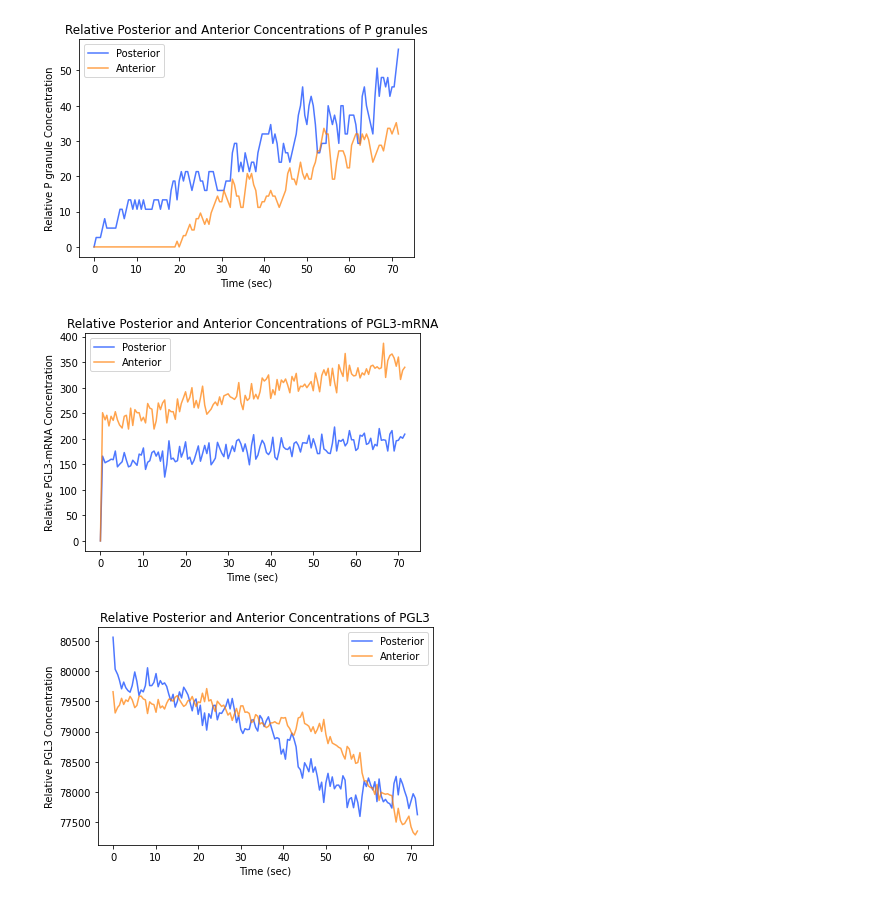
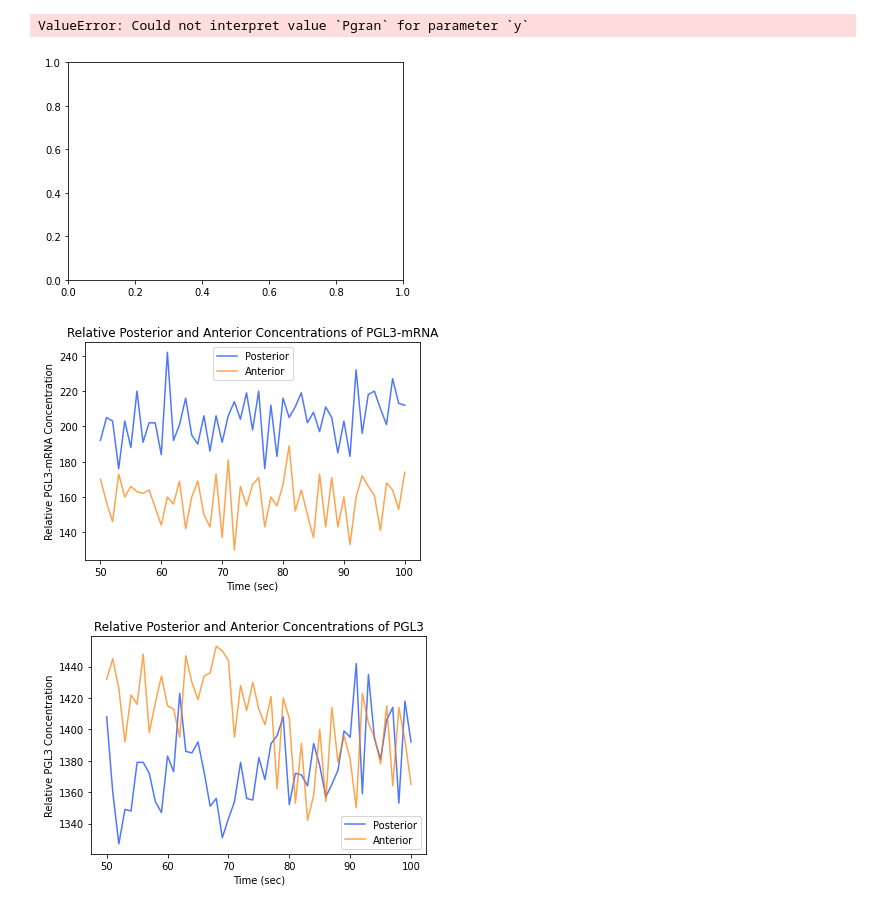
Before and after one commit to toby-clark4/Mini-Project, a Jupyter notebook: analysis.ipynb, the cells around one changed output. Drawn from its saved outputs; the diff is of its cells as text; code cells hidden in the pictures.

```diff
--- a/analysis.ipynb
+++ b/analysis.ipynb
@@ -4,8 +4,8 @@ import numpy as np
 import matplotlib.pyplot as plt
 import seaborn as sns
 # %%
-anterior = pd.read_csv('Pgran/anterior.csv')
-posterior = pd.read_csv('Pgran/posterior.csv')
+anterior = pd.read_csv('WithComp/anterior.csv')
+posterior = pd.read_csv('WithComp/posterior.csv')
 
 anterior['MEG3_fast'] = anterior['MEG3']+anterior['MEG3p']
 posterior['MEG3_fast'] = posterior['MEG3']+posterior['MEG3p']
@@ -14,23 +14,26 @@ anterior['scaled_PGL3-mRNA'] = anterior['PGL3-mRNA']/0.625
 posterior['scaled_PGL3-mRNA'] = posterior['PGL3-mRNA']/0.375
 anterior['scaled_PGL3'] = anterior['PGL3']/0.625
 posterior['scaled_PGL3'] = posterior['PGL3']/0.375
+anterior['scaled_MEG3p'] = anterior['MEG3p']/0.625
+posterior['scaled_MEG3p'] = posterior['MEG3p']/0.375
 anterior['scaled_MEG3_fast'] = anterior['MEG3_fast']/0.625
 posterior['scaled_MEG3_fast'] = posterior['MEG3_fast']/0.375
 anterior['scaled_MEG3-mRNA'] = anterior['MEG3-mRNA']/0.625
 posterior['scaled_MEG3-mRNA'] = posterior['MEG3-mRNA']/0.375
-anterior['scaled_Pgran'] = anterior['Pgran']/0.625
-posterior['scaled_Pgran'] = posterior['Pgran']/0.375
+#anterior['scaled_Pgran'] = anterior['Pgran']/0.625
+#posterior['scaled_Pgran'] = posterior['Pgran']/0.375
 # %%
 fig, ax = plt.subplots()
-sns.lineplot(data=posterior, ax=ax,x='time',y='scaled_Pgran',alpha=0.7,label='Posterior')
-sns.lineplot(data=anterior, ax=ax, x='time',y='scaled_Pgran',alpha=0.7,label='Anterior')
+sns.lineplot(data=posterior, ax=ax,x='time',y='Pgran',alpha=0.7,label='Posterior')
+sns.lineplot(data=anterior, ax=ax, x='time',y='Pgran',alpha=0.7,label='Anterior')
 ax.set_xlabel('Time (sec)')
 ax.set_ylabel('Relative P granule Concentration')
 ax.set_title('Relative Posterior and Anterior Concentrations of P granules')
 plt.legend(loc='best')
 plt.show()
 # %% [output]
+ValueError: Could not interpret value `Pgran` for parameter `y`
-[figure, old version]
+[figure, new version]
 # %%
 fig, ax = plt.subplots()
 
@@ -43,15 +46,15 @@ ax.set_title('Relative Posterior and Anterior Concentrations of PGL3-mRNA')
 plt.legend(loc='best')
 plt.show()
 # %% [output]
-[figure, old version]
+[figure, new version]
 # %%
 fig, ax = plt.subplots()
-sns.lineplot(data=posterior, ax=ax,x='time',y='scaled_PGL3',alpha=0.7,label='Posterior')
-sns.lineplot(data=anterior, ax=ax, x='time',y='scaled_PGL3',alpha=0.7,label='Anterior')
+sns.lineplot(data=posterior, ax=ax,x='time',y='PGL3',alpha=0.7,label='Posterior')
+sns.lineplot(data=anterior, ax=ax, x='time',y='PGL3',alpha=0.7,label='Anterior')
 ax.set_xlabel('Time (sec)')
 ax.set_ylabel('Relative PGL3 Concentration')
 ax.set_title('Relative Posterior and Anterior Concentrations of PGL3')
 plt.legend(loc='best')
 plt.show()
 # %% [output]
-[figure, old version]
+[figure, new version]
```
Also changed, not shown: parts of 6 cells of this notebook, 2 other files.
